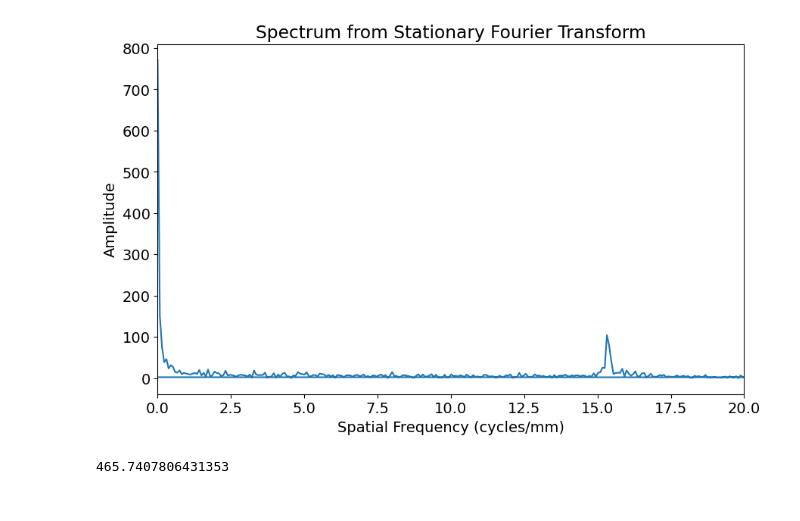
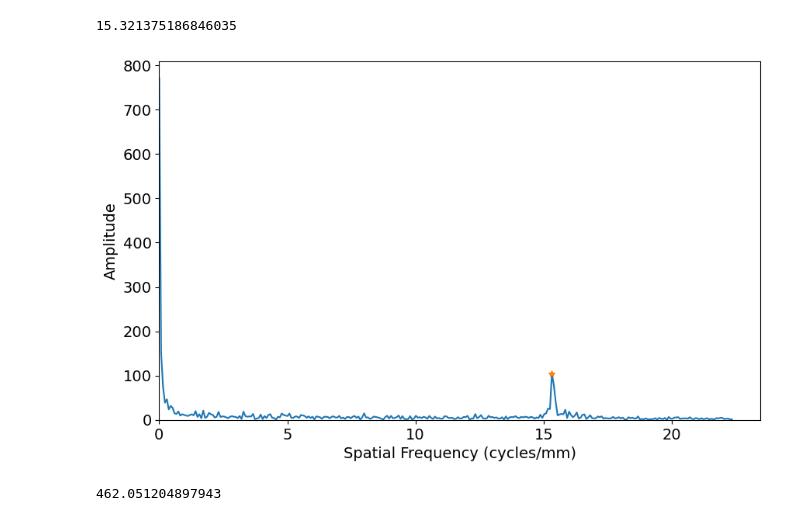
Before and after one commit to RuppertPatterson/FFTWavelengthMeasure, a Jupyter notebook: fft.ipynb, the cells around one changed output. Drawn from its saved outputs; the diff is of its cells as text; code cells hidden in the pictures.

```diff
--- a/fft.ipynb
+++ b/fft.ipynb
@@ -58,31 +56,49 @@ plt.show()
-# %%
-conversion_factor = 1 / .00223  # Adjust this based on your image scale
-
-frequencies_mm = frequencies * conversion_factor
-
-# Plot the spectrum
-plt.figure(figsize=(10, 6))
-plt.plot(frequencies_mm, np.abs(spectrum))
-plt.title('Spectrum from Stationary Fourier Transform')
-plt.xlabel('Spatial Frequency (cycles/mm)')
-plt.ylabel('Amplitude')
-plt.xlim(0,20)
-
-plt.show()
-# %% [output]
-[figure, removed]
+# %%
+#we will limit the spectrum as we dont care about peaks further up, 300 is sufficient.
+lim_index = 300
+sliced_spectrum = np.abs(spectrum[0:lim_index])
+
+# Adjust this according to dimensions of camera sensor
+conversion_factor = 1 / .00223
+
+#convert freuquences to cycles per mm
+frequencies_mm = frequencies[0:lim_index] * conversion_factor
+
+#detect peaks with a prominence of 40.
+peaks, _ = find_peaks(sliced_spectrum, prominence=40)
+
+#we only want the primary peak
+primary_peak = frequencies_mm[peaks][0]
+print(primary_peak)
+
+# Plot the spectrum
+plt.figure(figsize=(10, 6))
+plt.plot(frequencies_mm, sliced_spectrum)
+plt.plot(frequencies_mm[peaks], sliced_spectrum[peaks], "*")
+plt.xlabel('Spatial Frequency (cycles/mm)')
+plt.ylabel('Amplitude')
+plt.xlim(0)
+plt.ylim(0)
+plt.show()
+# %% [output]
+15.321375186846035
+[figure, added]
 # %%
+#set variables based on setup of apparatus.
 magnification = 2.42
 ne = 1.55093
 no = 1.54190
+
+#convert spatial frequency to wavelength
 def getWavelength(spatialFreq):
     wl = (2*np.tan(45)*(ne-no)) / spatialFreq*magnification
 
     return wl
 
-val_mm = (getWavelength(15.2)) #in cycle per mm;
+val_mm = (getWavelength(primary_peak)) #in cycle per mm;
 
+#adjust scale to nm
 val_nm = val_mm*100000
 print(val_nm)
 # %% [output]
-465.7407806431353
+462.051204897943
```
Also changed, not shown: parts of 3 cells of this notebook.
